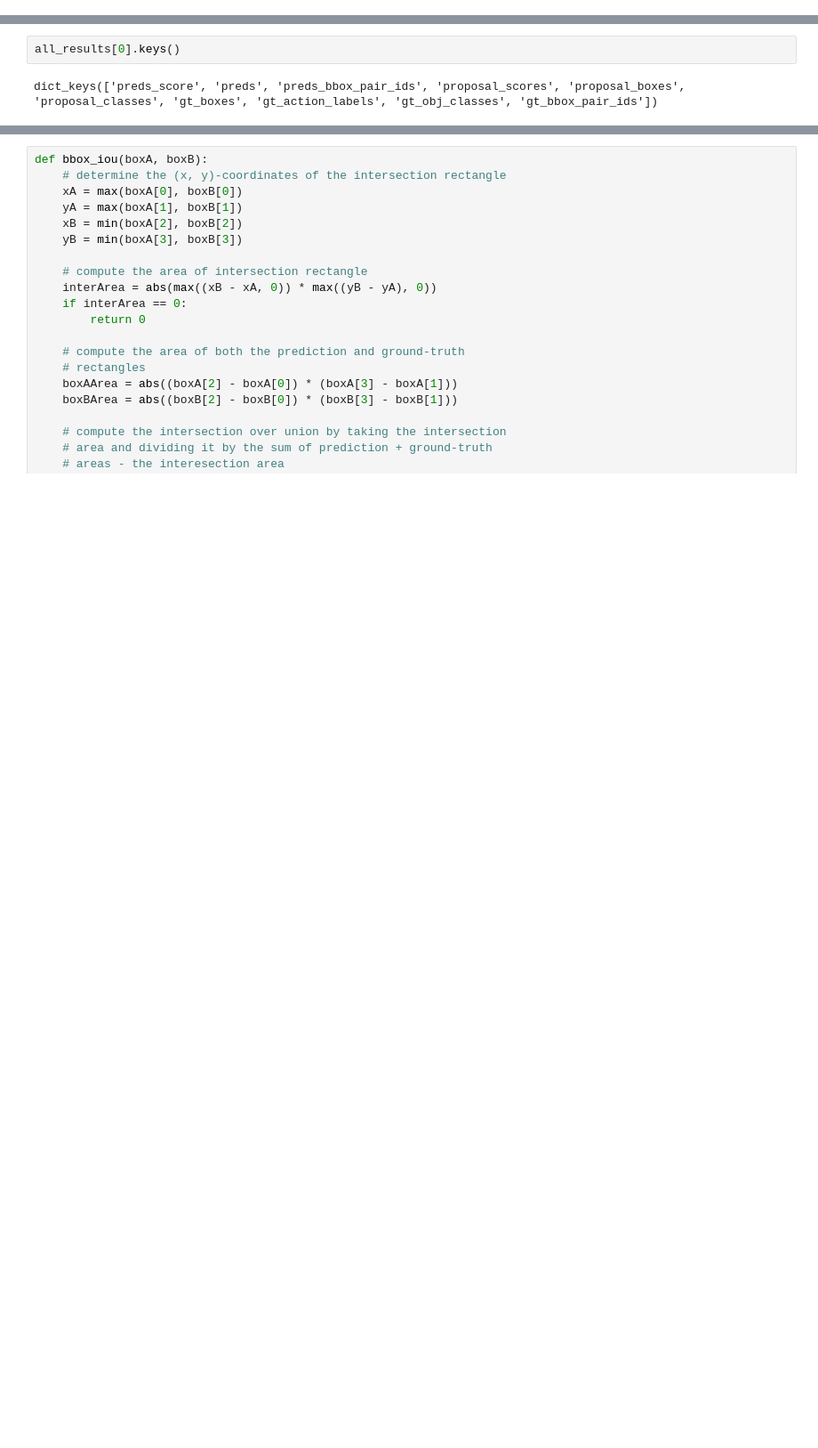
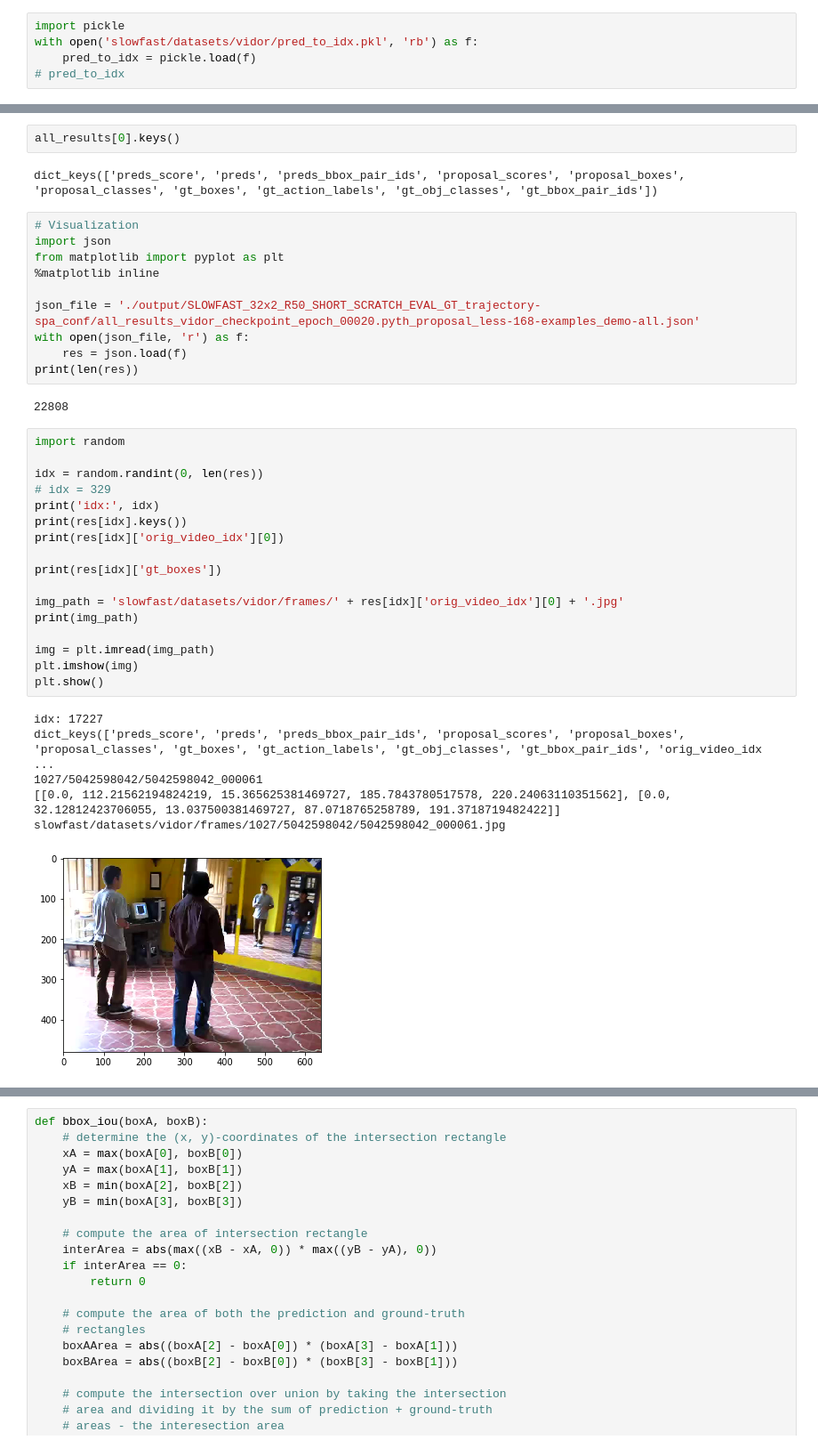
Before and after one commit to coldmanck/VidHOI, a Jupyter notebook: vidor_eval.ipynb, the cells around one changed output, grey strips where cells are left out. Shown at 89% size. Cells and saved outputs as stored; diff of their text form; blank space fills up the shorter version.

```diff
--- a/vidor_eval.ipynb
+++ b/vidor_eval.ipynb
@@ -68,0 +207,5 @@ with open(os.path.join(result_dir, result_json_name), 'r') as f:
+# %%
+import pickle
+with open('slowfast/datasets/vidor/pred_to_idx.pkl', 'rb') as f:
+    pred_to_idx = pickle.load(f)
+# pred_to_idx
@@ -74,3 +239,39 @@ len(all_results)
 all_results[0].keys()
 # %% [output]
 dict_keys(['preds_score', 'preds', 'preds_bbox_pair_ids', 'proposal_scores', 'proposal_boxes', 'proposal_classes', 'gt_boxes', 'gt_action_labels', 'gt_obj_classes', 'gt_bbox_pair_ids'])
+# %%
+# Visualization
+import json
+from matplotlib import pyplot as plt
+%matplotlib inline
+
+json_file = './output/SLOWFAST_32x2_R50_SHORT_SCRATCH_EVAL_GT_trajectory-spa_conf/all_results_vidor_checkpoint_epoch_00020.pyth_proposal_less-168-examples_demo-all.json'
+with open(json_file, 'r') as f:
+    res = json.load(f)
+print(len(res))
+# %% [output]
+22808
+# %%
+import random
+
+idx = random.randint(0, len(res))
+# idx = 329
+print('idx:', idx)
+print(res[idx].keys())
+print(res[idx]['orig_video_idx'][0])
+
+print(res[idx]['gt_boxes'])
+
+img_path = 'slowfast/datasets/vidor/frames/' + res[idx]['orig_video_idx'][0] + '.jpg'
+print(img_path)
+
+img = plt.imread(img_path)
+plt.imshow(img)
+plt.show()
+# %% [output]
+idx: 17227
+dict_keys(['preds_score', 'preds', 'preds_bbox_pair_ids', 'proposal_scores', 'proposal_boxes', 'proposal_classes', 'gt_boxes', 'gt_action_labels', 'gt_obj_classes', 'gt_bbox_pair_ids', 'orig_video_idx ...
+1027/5042598042/5042598042_000061
+[[0.0, 112.21562194824219, 15.365625381469727, 185.7843780517578, 220.24063110351562], [0.0, 32.12812423706055, 13.037500381469727, 87.0718765258789, 191.3718719482422]]
+slowfast/datasets/vidor/frames/1027/5042598042/5042598042_000061.jpg
+[figure, added]
```
Also changed, not shown: parts of 37 cells of this notebook, 42 other files.
